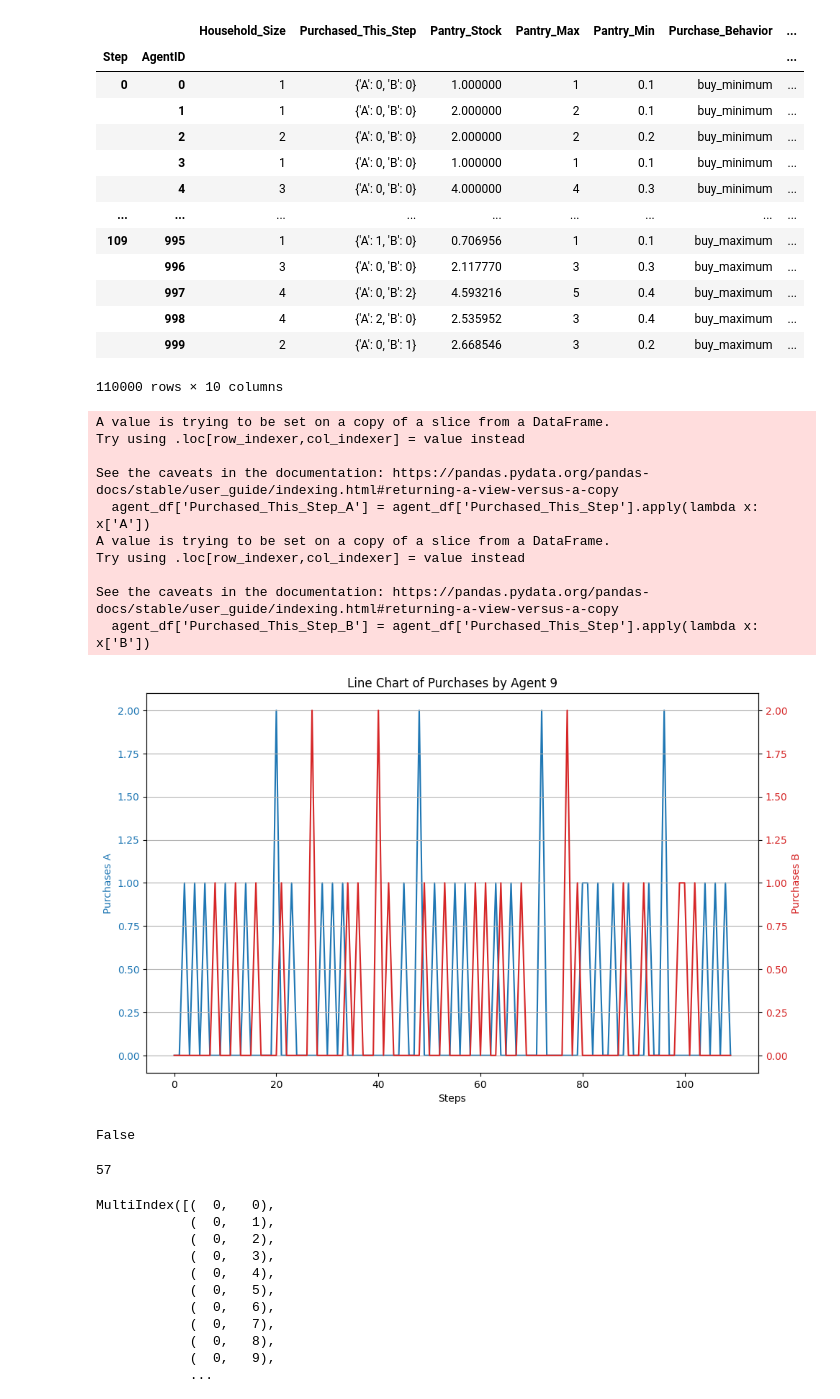
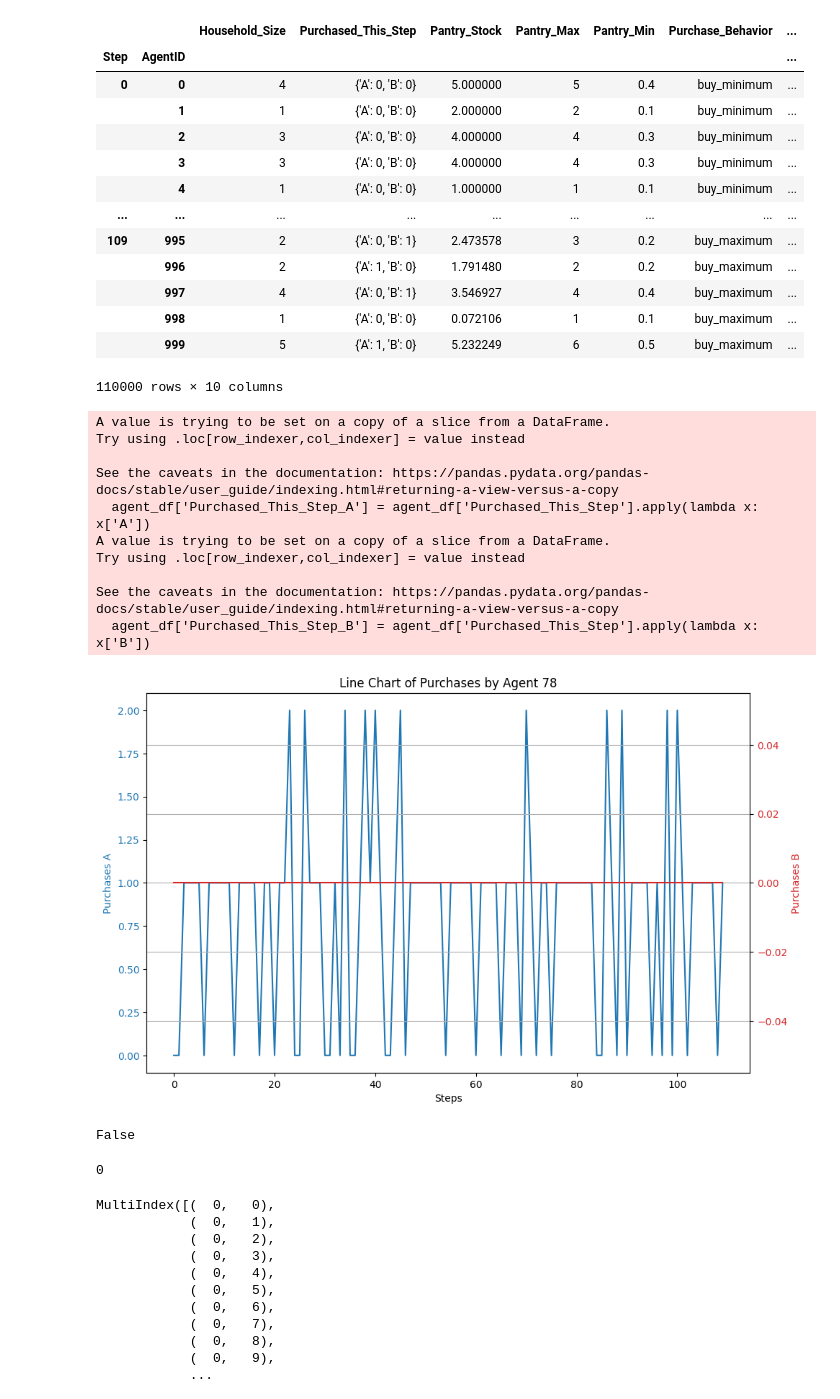
Before and after one commit to mcfitzgerald/consumer-abm, a Jupyter notebook: run_new_agents.ipynb, the cells around one changed output. Cells and saved outputs as stored; diff of their text form; code cells hidden in the pictures.

```diff
--- a/run_new_agents.ipynb
+++ b/run_new_agents.ipynb
@@ -6,7 +6,7 @@ from cabm_function_library.ad_helpers import generate_brand_ad_channel_map
 # %%
 config = toml.load("config.toml")
 # %%
-model = ConsumerModel(1000)
+model = ConsumerModel(1000, enable_ads=False)
 # %%
 for i in range(110):
     model.step()
@@ -44,13 +44,11 @@ ax1.set_ylabel('Total Purchases A', color=color)
 ax1.plot(model_df['Total_Purchases_A'], color=color)
 ax1.tick_params(axis='y', labelcolor=color)
 
-ax2 = ax1.twinx()  # instantiate a second axes that shares the same x-axis
-
-# Plot total purchases for brand B
+# Plot total purchases for brand B on the same axis
 color = 'tab:red'
-ax2.set_ylabel('Total Purchases B', color=color)
-ax2.plot(model_df['Total_Purchases_B'], color=color)
-ax2.tick_params(axis='y', labelcolor=color)
+ax1.set_ylabel('Total Purchases B', color=color)
+ax1.plot(model_df['Total_Purchases_B'], color=color)
+ax1.tick_params(axis='y', labelcolor=color)
 
 fig.tight_layout()  # otherwise the right y-label is slightly clipped
 plt.title('Line Chart of Total Purchases by Brand')
@@ -65,17 +63,17 @@ agent_summary_df
 # %% [output]
 |  |  | Household_Size | Purchased_This_Step | Pantry_Stock | Pantry_Max | Pantry_Min | Purchase_Behavior | ... |
 | Step | AgentID |  |  |  |  |  |  | ... |
-| 0 | 0 | 1 | {'A': 0, 'B': 0} | 1.000000 | 1 | 0.1 | buy_minimum | ... |
+| 0 | 0 | 4 | {'A': 0, 'B': 0} | 5.000000 | 5 | 0.4 | buy_minimum | ... |
 |  | 1 | 1 | {'A': 0, 'B': 0} | 2.000000 | 2 | 0.1 | buy_minimum | ... |
-|  | 2 | 2 | {'A': 0, 'B': 0} | 2.000000 | 2 | 0.2 | buy_minimum | ... |
-|  | 3 | 1 | {'A': 0, 'B': 0} | 1.000000 | 1 | 0.1 | buy_minimum | ... |
-|  | 4 | 3 | {'A': 0, 'B': 0} | 4.000000 | 4 | 0.3 | buy_minimum | ... |
+|  | 2 | 3 | {'A': 0, 'B': 0} | 4.000000 | 4 | 0.3 | buy_minimum | ... |
+|  | 3 | 3 | {'A': 0, 'B': 0} | 4.000000 | 4 | 0.3 | buy_minimum | ... |
+|  | 4 | 1 | {'A': 0, 'B': 0} | 1.000000 | 1 | 0.1 | buy_minimum | ... |
 | ... | ... | ... | ... | ... | ... | ... | ... | ... |
-| 109 | 995 | 1 | {'A': 1, 'B': 0} | 0.706956 | 1 | 0.1 | buy_maximum | ... |
-|  | 996 | 3 | {'A': 0, 'B': 0} | 2.117770 | 3 | 0.3 | buy_maximum | ... |
-|  | 997 | 4 | {'A': 0, 'B': 2} | 4.593216 | 5 | 0.4 | buy_maximum | ... |
-|  | 998 | 4 | {'A': 2, 'B': 0} | 2.535952 | 3 | 0.4 | buy_maximum | ... |
-|  | 999 | 2 | {'A': 0, 'B': 1} | 2.668546 | 3 | 0.2 | buy_maximum | ... |
+| 109 | 995 | 2 | {'A': 0, 'B': 1} | 2.473578 | 3 | 0.2 | buy_maximum | ... |
+|  | 996 | 2 | {'A': 1, 'B': 0} | 1.791480 | 2 | 0.2 | buy_maximum | ... |
+|  | 997 | 4 | {'A': 0, 'B': 1} | 3.546927 | 4 | 0.4 | buy_maximum | ... |
+|  | 998 | 1 | {'A': 0, 'B': 0} | 0.072106 | 1 | 0.1 | buy_maximum | ... |
+|  | 999 | 5 | {'A': 1, 'B': 0} | 5.232249 | 6 | 0.5 | buy_maximum | ... |
 110000 rows × 10 columns
 # %%
 import matplotlib.pyplot as plt
@@ -110,19 +108,19 @@ def plot_purchases(agent_summary_df, AgentID):
     plt.grid(True)
     plt.show()
 # %%
-plot_purchases(agent_summary_df,9)
+plot_purchases(agent_summary_df,78)
 # %% [output]
 A value is trying to be set on a copy of a slice from a DataFrame.
 Try using .loc[row_indexer,col_indexer] = value instead
 
 See the caveats in the documentation: https://pandas.pydata.org/pandas-docs/stable/user_guide/indexing.html#returning-a-view-versus-a-copy
   agent_df['Purchased_This_Step_A'] = agent_df['Purchased_This_Step'].apply(lambda x: x['A'])
 A value is trying to be set on a copy of a slice from a DataFrame.
 Try using .loc[row_indexer,col_indexer] = value instead
 
 See the caveats in the documentation: https://pandas.pydata.org/pandas-docs/stable/user_guide/indexing.html#returning-a-view-versus-a-copy
   agent_df['Purchased_This_Step_B'] = agent_df['Purchased_This_Step'].apply(lambda x: x['B'])
-[figure, old version]
+[figure, new version]
 # %%
 def check_multiple_purchases(df):
     # Define a function to check if more than one value in the dictionary is greater than 0
@@ -154,7 +152,7 @@ def count_letter_changes(series):
 # %%
 count_letter_changes(agent_summary_df.xs(5, level='AgentID')['Brand_Preference'])
 # %% [output]
-57
+0
 # %%
 agent_summary_df.index
 # %% [output]
```
Also changed, not shown: parts of 4 cells of this notebook, 2 other files.
